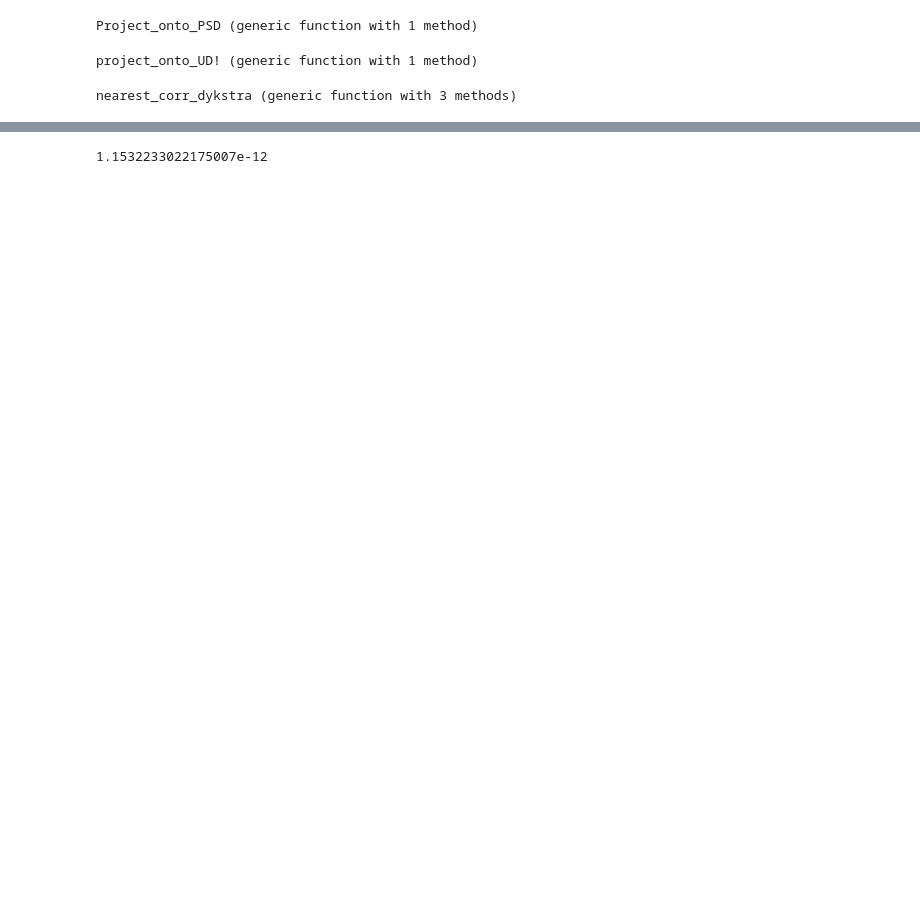
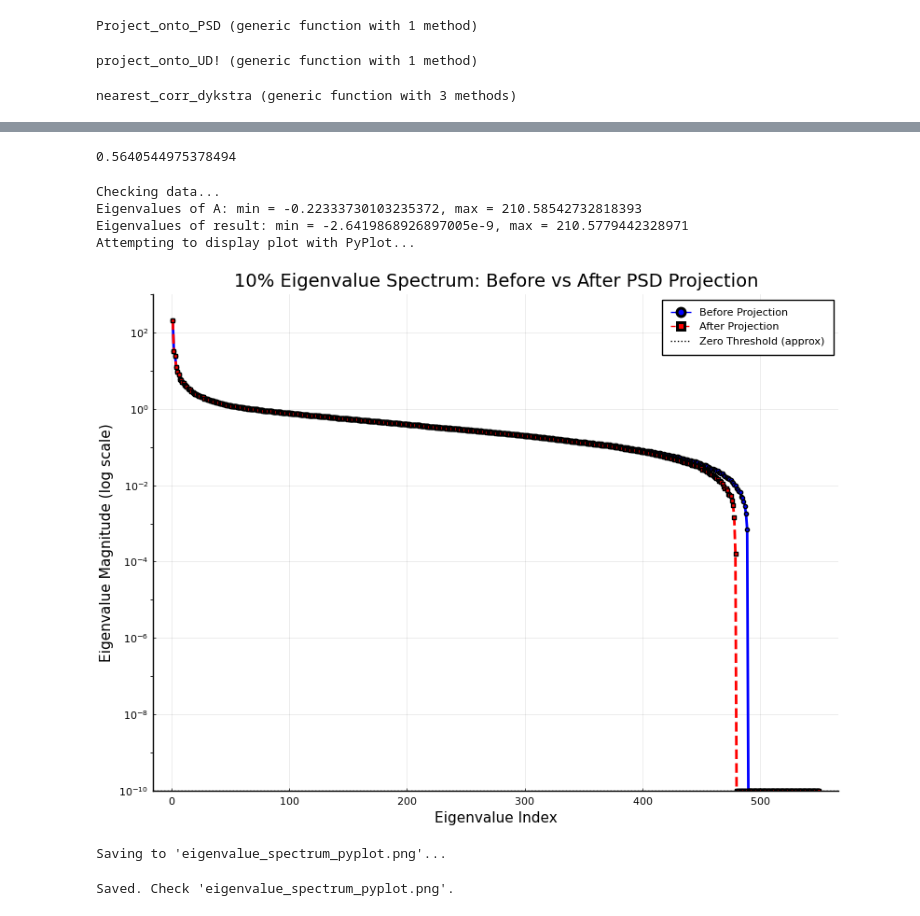
Before and after one commit to Realosunboy6/THESIS, a Jupyter notebook: THESIS.ipynb, the cells around one changed output, grey strips where cells are left out. Cells and saved outputs as stored; diff of their text form; code cells hidden in the pictures; blank space fills up the shorter version.

```diff
--- a/THESIS.ipynb
+++ b/THESIS.ipynb
@@ -304,0 +325,2 @@ A = cor(returns_matrix)
+# %%
+A = nancor(returns_matrix)
@@ -578,6 +501,71 @@ rank(result)
-# %%
-# Checking Frobenius norm
-frobenius_norm = norm(Returns_Matrix-result)
-println(frobenius_norm)
-# %% [output]
-1.1532233022175007e-12
+# %%
+norm(A-result)
+# %% [output]
+0.5640544975378494
+# %%
+using Plots, LinearAlgebra, PyPlot
+
+# Set PyPlot backend
+Plots.pyplot()  # Switch to PyPlot backend
+Plots.default(size=(800, 600))  # Set plot size
+
+# Verify data
+println("Checking data...")
+@assert isdefined(Main, :A) "Matrix A is not defined!"
+@assert isdefined(Main, :result) "Matrix result is not defined!"
+
+# Compute and sort eigenvalues
+eigvals_A = sort(eigvals(Symmetric(A)), rev=true)
+eigvals_result = sort(eigvals(Symmetric(result)), rev=true)
+
+println("Eigenvalues of A: min = ", minimum(eigvals_A), ", max = ", maximum(eigvals_A))
+println("Eigenvalues of result: min = ", minimum(eigvals_result), ", max = ", maximum(eigvals_result))
+
+# Shift negatives for log scale
+eigvals_A_plot = max.(eigvals_A, 1e-10)
+eigvals_result_plot = max.(eigvals_result, 1e-10)
+
+# Create the plot
+p = Plots.plot(
+    eigvals_A_plot,
+    label="Before Projection",
+    color=:blue,
+    linewidth=2,
+    marker=:circle,
+    markersize=3,
+    yscale=:log10,
+    title="10% Eigenvalue Spectrum: Before vs After PSD Projection",
+    xlabel="Eigenvalue Index",
+    ylabel="Eigenvalue Magnitude (log scale)",
+    grid=true,
+    legend=:topright,
+    ylims=(1e-10, 1e3),
+    yticks=10.0 .^ (-10:2:2)  # [1e-10, 1e-8, 1e-6, 1e-4, 1e-2, 1e0, 1e2]
+)
+
+Plots.plot!(
+    eigvals_result_plot,
+    label="After Projection",
+    color=:red,
+    linewidth=2,
+    linestyle=:dash,
+    marker=:square,
+    markersize=3
+)
+
+Plots.hline!([1e-10], label="Zero Threshold (approx)", color=:black, linestyle=:dot, linewidth=1)
+
+# Display and save
+println("Attempting to display plot with PyPlot...")
+display(p)
+println("Saving to 'eigenvalue_spectrum_pyplot.png'...")
+Plots.savefig(p, "eigenvalue_spectrum_pyplot.png")
+println("Saved. Check 'eigenvalue_spectrum_pyplot.png'.")
+# %% [output]
+Checking data...
+Eigenvalues of A: min = -0.22333730103235372, max = 210.58542732818393
+Eigenvalues of result: min = -2.6419868926897005e-9, max = 210.5779442328971
+Attempting to display plot with PyPlot...
+[figure, added]
+Saving to 'eigenvalue_spectrum_pyplot.png'...
+Saved. Check 'eigenvalue_spectrum_pyplot.png'.
```
Also changed, not shown: parts of 37 cells of this notebook.
